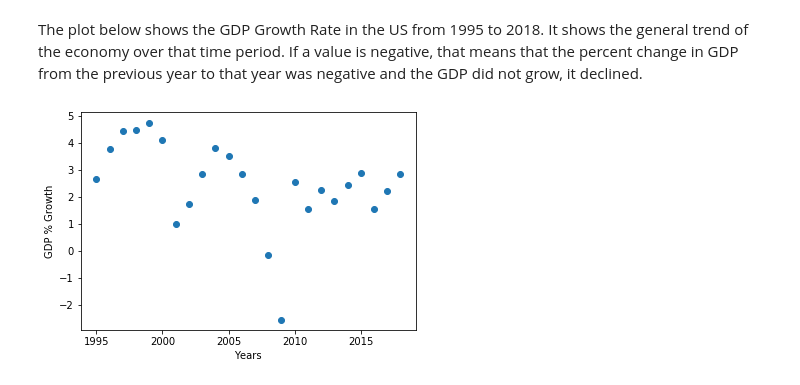
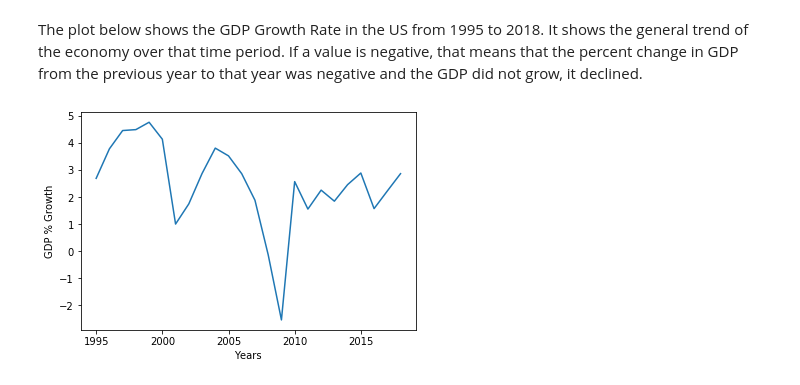
Before and after one commit to ss2944/data-sci, a Jupyter notebook: MarketShare-GDP.ipynb, the cells around one changed output. Drawn from its saved outputs; the diff is of its cells as text; code cells hidden in the pictures.

```diff
--- a/MarketShare-GDP.ipynb
+++ b/MarketShare-GDP.ipynb
@@ -21,15 +21,15 @@ The plot below shows the GDP Growth Rate in the US from 1995 to 2018. It shows t
 # %%
 gdp = data["GDP % Growth"]
 g= np.zeros(24)
 count = 0
 for x in gdp:
     g[count] = x
     count+=1
 
-plt.scatter(range(1995,2019),g)
+plt.plot(range(1995,2019),g)
 plt.xlabel('Years')
 plt.ylabel('GDP % Growth')
 plt.show()
 # %% [output]
-[figure, old version]
+[figure, new version]
 # %% [markdown]
```
Also changed, not shown: parts of 16 cells of this notebook.
